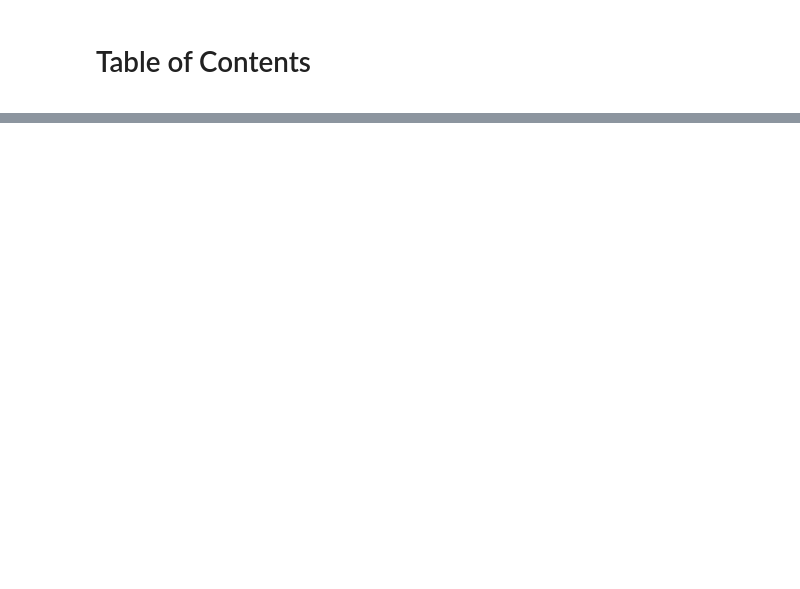
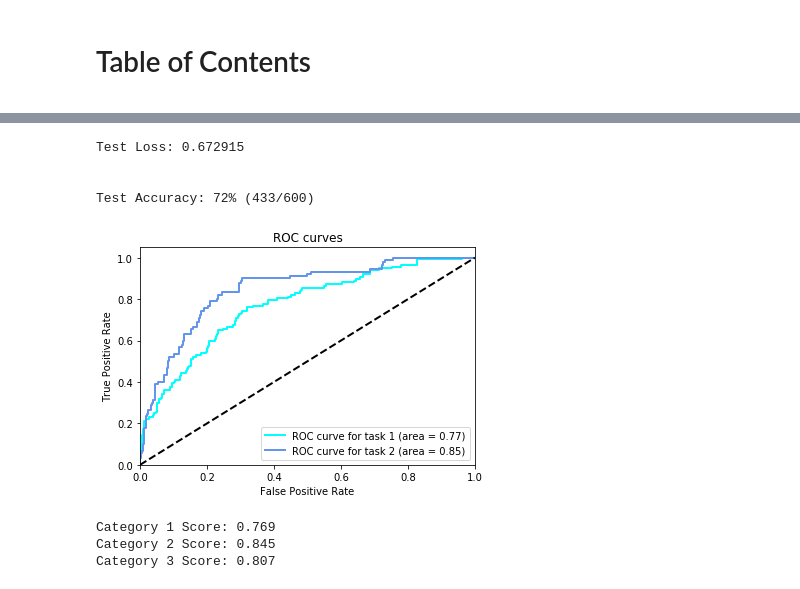
Before and after one commit to soheilpaper/dermatologist-ai, a Jupyter notebook: dermatologist-ai.ipynb, the cells around one changed output, grey strips where cells are left out. Saved outputs shown, nothing was run; the diff lists cells and outputs as text; code cells hidden in the pictures; blank space fills up the shorter version.

```diff
--- a/dermatologist-ai.ipynb
+++ b/dermatologist-ai.ipynb
@@ -172,0 +258,3 @@ optimizer_transfer = optim.Adagrad(model_transfer.classifier.parameters(), lr=0.
+# %%
+# load the model that got the best validation accuracy (uncomment the line below)
+model_transfer.load_state_dict(torch.load('model_transfer2.pt'))
@@ -172,0 +269,16 @@ optimizer_transfer = optim.Adagrad(model_transfer.classifier.parameters(), lr=0.
+# %%
+predictions = test(loaders, model_transfer, criterion_transfer, use_cuda)
+predictions.to_csv('predictions.csv')
+# %% [output]
+Test Loss: 0.672915
+
+
+Test Accuracy: 72% (433/600)
+# %%
+predictions = predictions.as_matrix(columns=['task_1', 'task_2'])
+# %%
+def get_ground_truth():
+    # get ground truth labels for test dataset
+    truth = pd.read_csv('ground_truth.csv')
+    y_true = truth.as_matrix(columns=["task_1", "task_2"])
+    return y_true
@@ -172,0 +296,11 @@ optimizer_transfer = optim.Adagrad(model_transfer.classifier.parameters(), lr=0.
+# %%
+from get_results import plot_roc_auc, plot_confusion_matrix
+
+y_true = get_ground_truth()
+
+plot_roc_auc(y_true, predictions)
+# %% [output]
+[figure, added]
+Category 1 Score: 0.769
+Category 2 Score: 0.845
+Category 3 Score: 0.807
```
Also changed, not shown: parts of 21 cells of this notebook.
